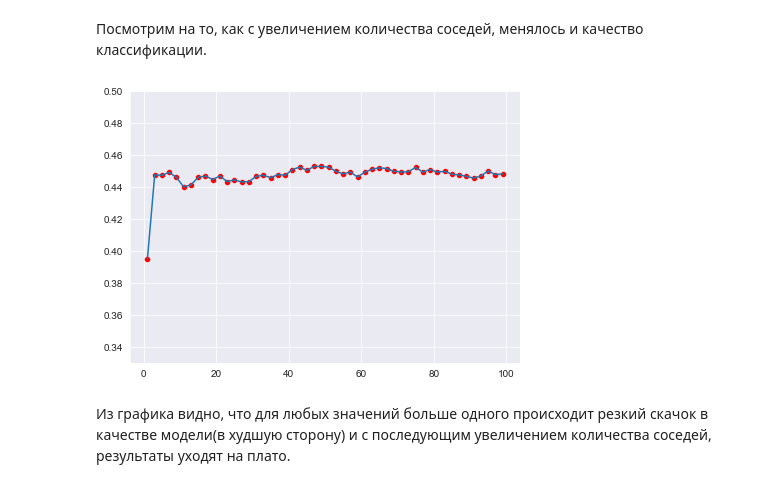
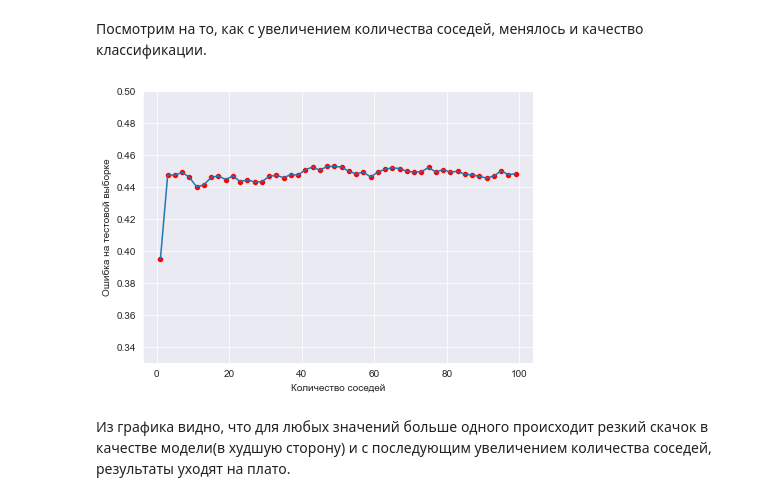
Before and after one commit to Gekata-2/Uglinskii_Bogdan_ML, a Jupyter notebook: labML_Uglinskii.ipynb, the cells around one changed output. Saved outputs shown, nothing was run; the diff lists cells and outputs as text; code cells hidden in the pictures.

```diff
--- a/labML_Uglinskii.ipynb
+++ b/labML_Uglinskii.ipynb
@@ -483,16 +484,18 @@ GridSearchCV(cv=5, estimator=KNeighborsClassifier(),
 # %%
 results=[]
 grid_search.cv_results_['params']
 for elem in grid_search.cv_results_['params']:
     results.append(elem['n_neighbors'])
 
 plt.figure(figsize=(7,5))
 sns.lineplot(x=results,y=1-grid_search.cv_results_['mean_test_score'])
 sns.scatterplot(x=results,y=1-grid_search.cv_results_['mean_test_score'],color='r')
+plt.xlabel("Количество соседей")
+plt.ylabel("Ошибка на тестовой выборке")
 plt.ylim([0.33,0.5])
 pass
 # %% [output]
-[figure, old version]
+[figure, new version]
 # %% [markdown]
 Из графика видно, что для любых значений больше одного происходит резкий скачок в качестве модели(в худшую сторону) и с последующим увеличением количества соседей, результаты уходят на плато.
 # %% [markdown]
```
Also changed, not shown: parts of 58 cells of this notebook.
